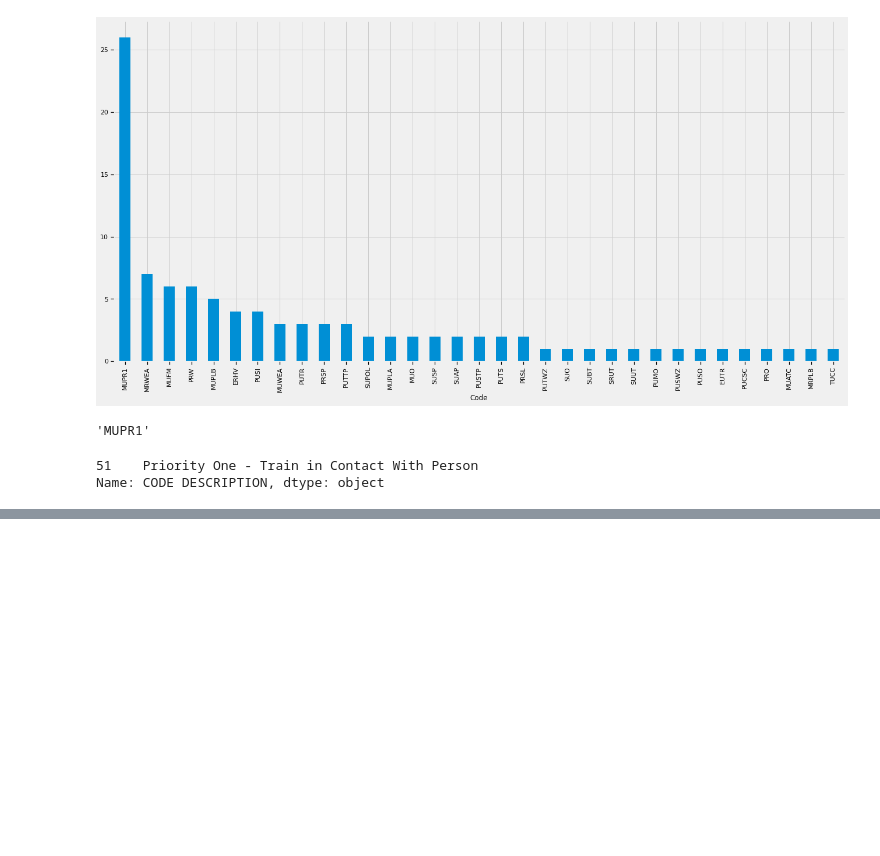
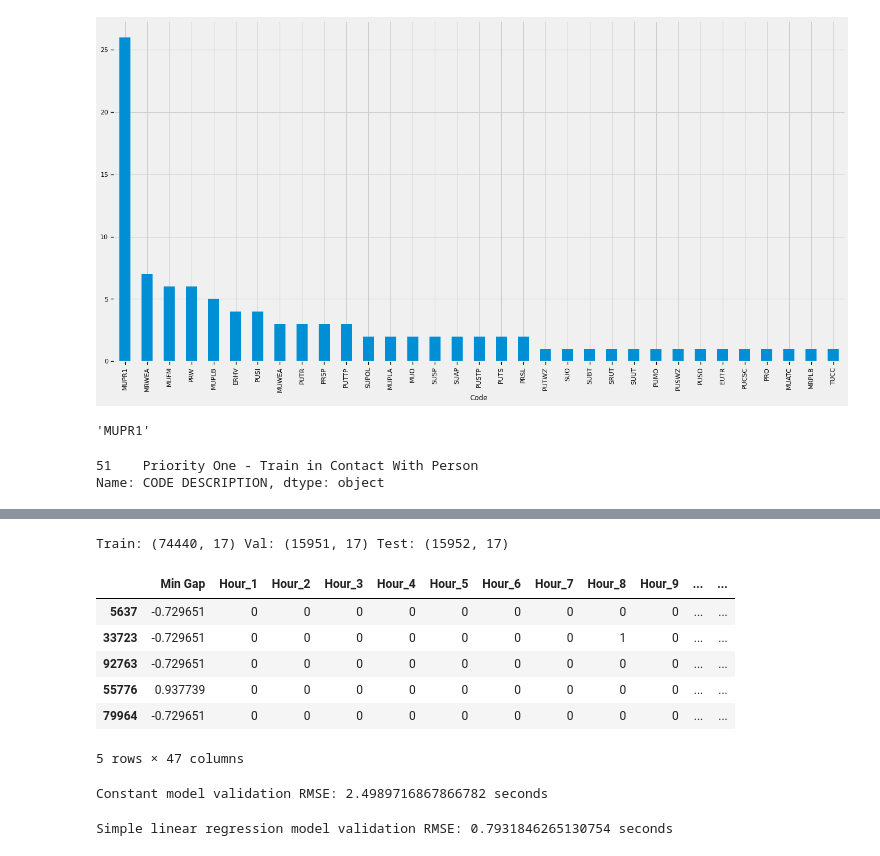
Before and after one commit to ganeshmanyam/mow-uoft, a Jupyter notebook: Notebook Files/project_2_modelling.ipynb, the cells around one changed output, grey strips where cells are left out. Cells and saved outputs as stored; diff of their text form; code cells hidden in the pictures; blank space fills up the shorter version.

```diff
--- a/Notebook Files/project_2_modelling.ipynb
+++ b/Notebook Files/project_2_modelling.ipynb
@@ -469,0 +393,72 @@ Cross-validation RMSE scores std: 1.3700976645715566
+# %%
+from sklearn.model_selection import train_test_split
+
+train, test = train_test_split(big_df, train_size=0.7,
+                               test_size=0.3, random_state=0)
+val, test = train_test_split(test, train_size=0.5,
+                             test_size=0.5, random_state=0)
+print('Train:', train.shape, 'Val:', val.shape, 'Test:', test.shape)
+# %% [output]
+Train: (74440, 17) Val: (15951, 17) Test: (15952, 17)
+# %%
+from sklearn.preprocessing import StandardScaler
+
+# Define numerical features to use for modelling
+num_features = ['Min Gap']
+
+# Define categorical features to use for modelling
+cat_features = ['Hour', 'Day', 'Month', 'Bound', 'Line']
+
+# Fit scaler (basically get the mean and stdev) for the training data
+scaler = StandardScaler()
+scaler.fit(train[num_features])
+
+def create_features(df):
+    """Create a feature set from taxi ride dataframe df."""
+    scaled = df[num_features].copy()
+
+    # Convert numeric features to standard units
+    scaled.iloc[:, :] = scaler.transform(scaled)
+
+    # Convert categorical features using dummy encoding
+    categoricals = [pd.get_dummies(df[s], prefix=s, drop_first=True) for s in cat_features]
+
+    return pd.concat([scaled] + categoricals, axis=1)
+
+# Let's test our function
+create_features(train).head()
+# %% [output]
+|  | Min Gap | Hour_1 | Hour_2 | Hour_3 | Hour_4 | Hour_5 | Hour_6 | Hour_7 | Hour_8 | Hour_9 | ... | ... |
+| 5637 | -0.729651 | 0 | 0 | 0 | 0 | 0 | 0 | 0 | 0 | 0 | ... | ... |
+| 33723 | -0.729651 | 0 | 0 | 0 | 0 | 0 | 0 | 0 | 1 | 0 | ... | ... |
+| 92763 | -0.729651 | 0 | 0 | 0 | 0 | 0 | 0 | 0 | 0 | 0 | ... | ... |
+| 55776 | 0.937739 | 0 | 0 | 0 | 0 | 0 | 0 | 0 | 0 | 0 | ... | ... |
+| 79964 | -0.729651 | 0 | 0 | 0 | 0 | 0 | 0 | 0 | 0 | 0 | ... | ... |
+5 rows × 47 columns
+# %%
+def rmse(errors):
+    """Return the root mean squared error."""
+    return np.sqrt(np.mean(errors ** 2))
+
+# Write your code here
+constant_rmse = rmse(val['Min Delay'] - train['Min Delay'].mean())
+
+# Print score
+print('Constant model validation RMSE: {} minutes'.format(constant_rmse))
+# %% [output]
+Constant model validation RMSE: 2.4989716867866782 seconds
+# %%
+from sklearn.linear_model import LinearRegression
+
+# Write your code here
+model = LinearRegression(fit_intercept=True)
+
+
+model.fit(train[['Min Gap']], train['Min Delay'])
+y_predict = model.predict(val[['Min Gap']])
+simple_rmse = rmse(val['Min Delay'] - y_predict)
+
+# Print score
+print('Simple linear regression model validation RMSE: {} minutes'.format(simple_rmse))
+# %% [output]
+Simple linear regression model validation RMSE: 0.7931846265130754 seconds
```
Also changed, not shown: parts of 33 cells of this notebook.
